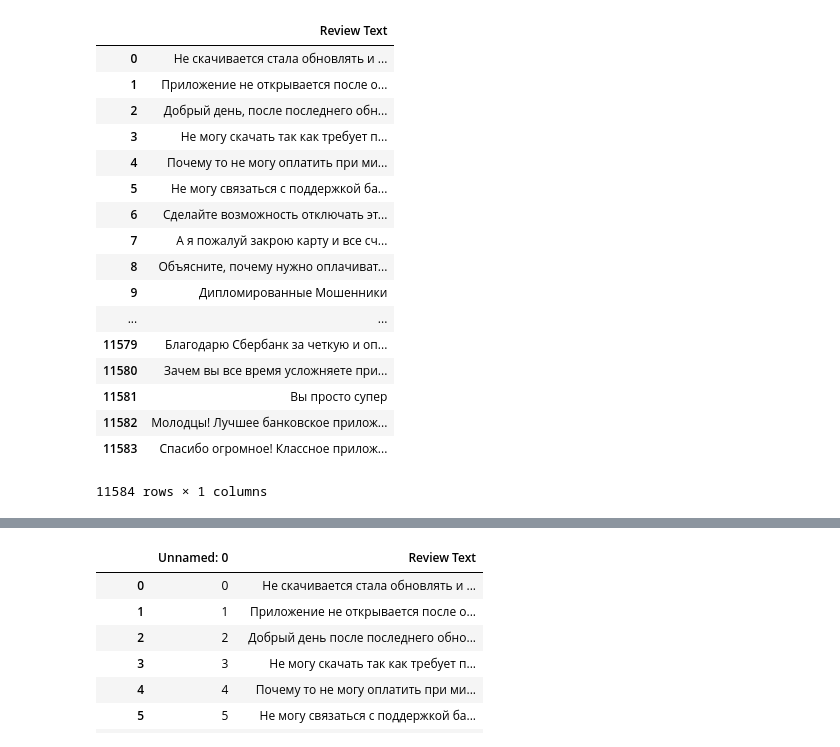
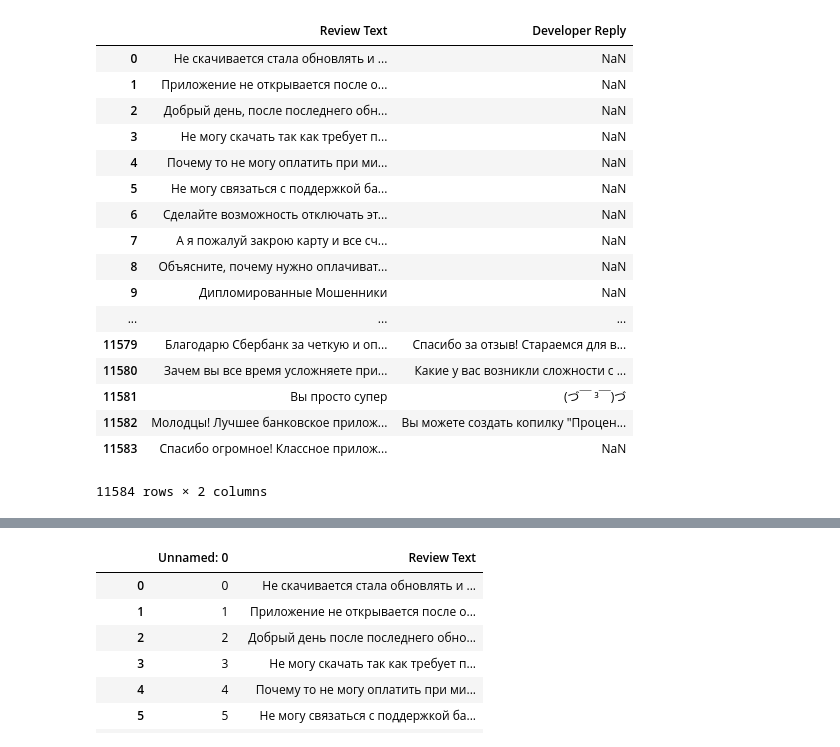
Before and after one commit to MaximDmitrievich/SberOnline, a Jupyter notebook: Code/Transform.ipynb, the cells around one changed output, grey strips where cells are left out. Drawn from its saved outputs; the diff is of its cells as text; code cells hidden in the pictures.

```diff
--- a/Code/Transform.ipynb
+++ b/Code/Transform.ipynb
@@ -22,29 +22,30 @@ google_link = '../../Datasets/SberHack/Task2/Comments/gp/'
 # %%
 app_store_df = pd.read_csv(apple_link)
 cols = app_store_df.columns.to_list()
 cols.remove('Review')
+cols.remove('Developer Reply')
 app_store_df = app_store_df.drop(cols, axis=1)
 app_store_df = app_store_df.rename(columns={'Review':'Review Text'})
 app_store_df
 # %% [output]
-|  | Review Text |
-| 0 | Не скачивается стала обновлять и ... |
-| 1 | Приложение не открывается после о... |
-| 2 | Добрый день, после последнего обн... |
-| 3 | Не могу скачать так как требует п... |
-| 4 | Почему то не могу оплатить при ми... |
-| 5 | Не могу связаться с поддержкой ба... |
-| 6 | Сделайте возможность отключать эт... |
-| 7 | А я пожалуй закрою карту и все сч... |
-| 8 | Объясните, почему нужно оплачиват... |
-| 9 | Дипломированные Мошенники |
-| ... | ... |
-| 11579 | Благодарю Сбербанк за четкую и оп... |
-| 11580 | Зачем вы все время усложняете при... |
-| 11581 | Вы просто супер |
-| 11582 | Молодцы! Лучшее банковское прилож... |
-| 11583 | Спасибо огромное! Классное прилож... |
+|  | Review Text | Developer Reply |
+| 0 | Не скачивается стала обновлять и ... | NaN |
+| 1 | Приложение не открывается после о... | NaN |
+| 2 | Добрый день, после последнего обн... | NaN |
+| 3 | Не могу скачать так как требует п... | NaN |
+| 4 | Почему то не могу оплатить при ми... | NaN |
+| 5 | Не могу связаться с поддержкой ба... | NaN |
+| 6 | Сделайте возможность отключать эт... | NaN |
+| 7 | А я пожалуй закрою карту и все сч... | NaN |
+| 8 | Объясните, почему нужно оплачиват... | NaN |
+| 9 | Дипломированные Мошенники | NaN |
+| ... | ... | ... |
+| 11579 | Благодарю Сбербанк за четкую и оп... | Спасибо за отзыв! Стараемся для в... |
+| 11580 | Зачем вы все время усложняете при... | Какие у вас возникли сложности с ... |
+| 11581 | Вы просто супер | (づ￣ ³￣)づ |
+| 11582 | Молодцы! Лучшее банковское прилож... | Вы можете создать копилку "Процен... |
+| 11583 | Спасибо огромное! Классное прилож... | NaN |
-11584 rows × 1 columns
+11584 rows × 2 columns
 # %%
 google_df = pd.DataFrame({'Review Text':[]})
 
```
Also changed, not shown: parts of 7 cells of this notebook, 2 other files.
